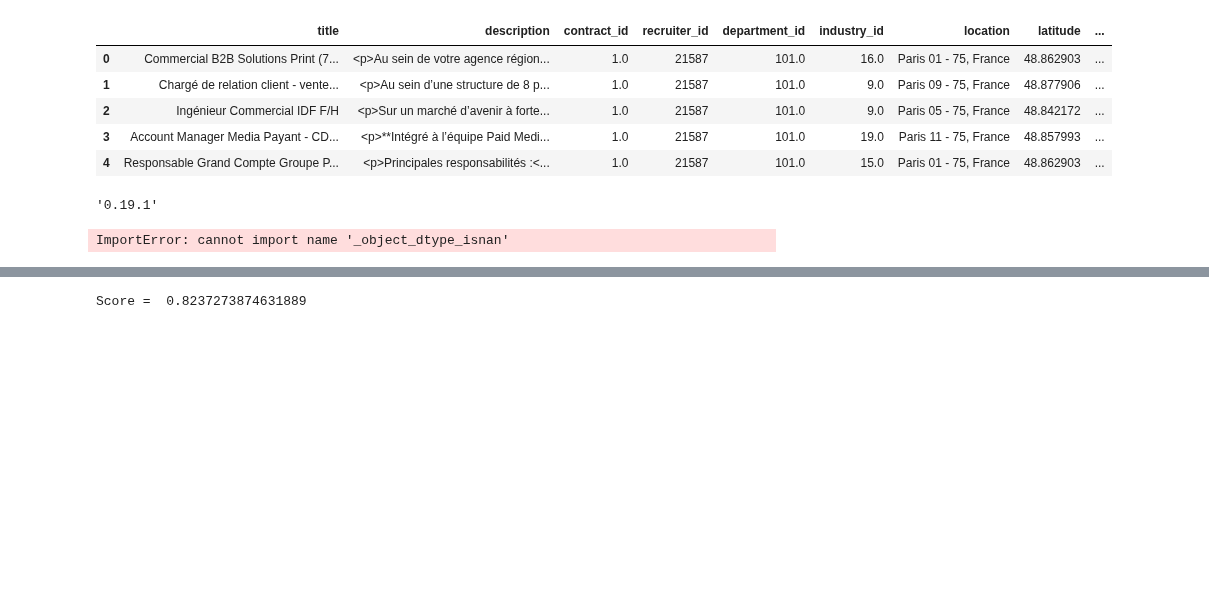
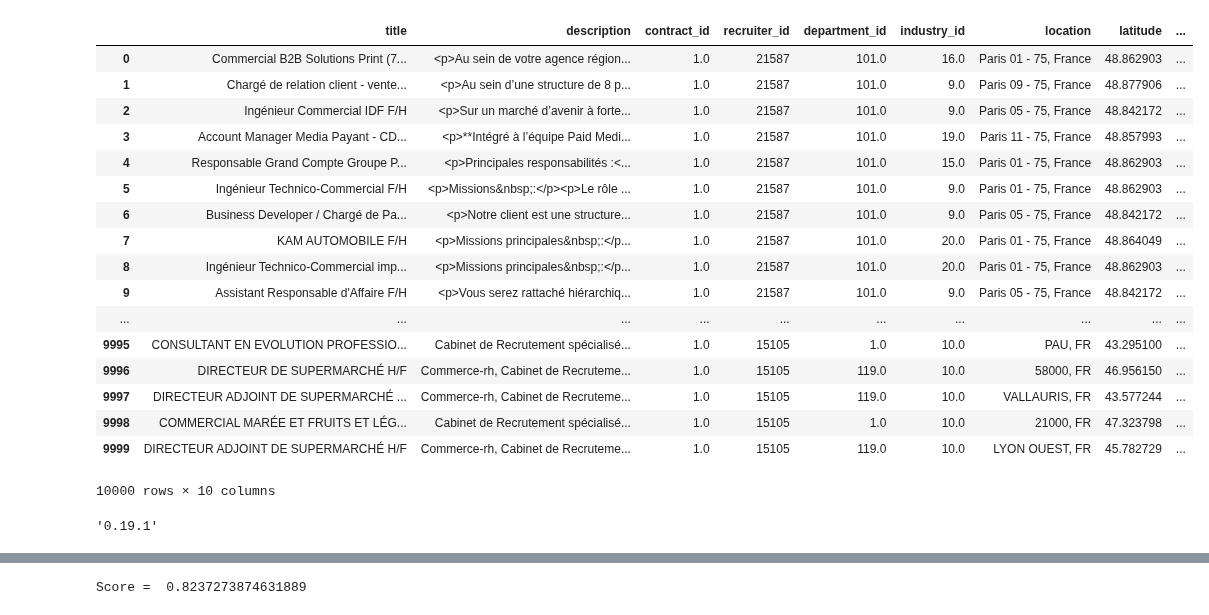
Before and after one commit to Esiee-Leboncoin/moderation, a Jupyter notebook: notebooks/FirstClassification.ipynb, the cells around one changed output, grey strips where cells are left out. Saved outputs shown, nothing was run; the diff lists cells and outputs as text; code cells hidden in the pictures; blank space fills up the shorter version.

```diff
--- a/notebooks/FirstClassification.ipynb
+++ b/notebooks/FirstClassification.ipynb
@@ -10,14 +10,26 @@ from sklearn.metrics import confusion_matrix, classification_report
 # %%
 #Import du fichier
 AA = pd.read_csv("./../data/offers.csv", encoding='utf-8')
-AA.head()
+AA
 # %% [output]
 |  | title | description | contract_id | recruiter_id | department_id | industry_id | location | latitude | ... |
 | 0 | Commercial B2B Solutions Print (7... | <p>Au sein de votre agence région... | 1.0 | 21587 | 101.0 | 16.0 | Paris 01 - 75, France | 48.862903 | ... |
 | 1 | Chargé de relation client - vente... | <p>Au sein d’une structure de 8 p... | 1.0 | 21587 | 101.0 | 9.0 | Paris 09 - 75, France | 48.877906 | ... |
 | 2 | Ingénieur Commercial IDF F/H | <p>Sur un marché d’avenir à forte... | 1.0 | 21587 | 101.0 | 9.0 | Paris 05 - 75, France | 48.842172 | ... |
 | 3 | Account Manager Media Payant - CD... | <p>**Intégré à l’équipe Paid Medi... | 1.0 | 21587 | 101.0 | 19.0 | Paris 11 - 75, France | 48.857993 | ... |
 | 4 | Responsable Grand Compte Groupe P... | <p>Principales responsabilités :<... | 1.0 | 21587 | 101.0 | 15.0 | Paris 01 - 75, France | 48.862903 | ... |
+| 5 | Ingénieur Technico-Commercial F/H | <p>Missions&nbsp;:</p><p>Le rôle ... | 1.0 | 21587 | 101.0 | 9.0 | Paris 01 - 75, France | 48.862903 | ... |
+| 6 | Business Developer / Chargé de Pa... | <p>Notre client est une structure... | 1.0 | 21587 | 101.0 | 9.0 | Paris 05 - 75, France | 48.842172 | ... |
+| 7 | KAM AUTOMOBILE F/H | <p>Missions principales&nbsp;:</p... | 1.0 | 21587 | 101.0 | 20.0 | Paris 01 - 75, France | 48.864049 | ... |
+| 8 | Ingénieur Technico-Commercial imp... | <p>Missions principales&nbsp;:</p... | 1.0 | 21587 | 101.0 | 20.0 | Paris 01 - 75, France | 48.862903 | ... |
+| 9 | Assistant Responsable d'Affaire F/H | <p>Vous serez rattaché hiérarchiq... | 1.0 | 21587 | 101.0 | 9.0 | Paris 05 - 75, France | 48.842172 | ... |
+| ... | ... | ... | ... | ... | ... | ... | ... | ... | ... |
+| 9995 | CONSULTANT EN EVOLUTION PROFESSIO... | Cabinet de Recrutement spécialisé... | 1.0 | 15105 | 1.0 | 10.0 | PAU, FR | 43.295100 | ... |
+| 9996 | DIRECTEUR DE SUPERMARCHÉ H/F | Commerce-rh, Cabinet de Recruteme... | 1.0 | 15105 | 119.0 | 10.0 | 58000, FR | 46.956150 | ... |
+| 9997 | DIRECTEUR ADJOINT DE SUPERMARCHÉ ... | Commerce-rh, Cabinet de Recruteme... | 1.0 | 15105 | 119.0 | 10.0 | VALLAURIS, FR | 43.577244 | ... |
+| 9998 | COMMERCIAL MARÉE ET FRUITS ET LÉG... | Cabinet de Recrutement spécialisé... | 1.0 | 15105 | 1.0 | 10.0 | 21000, FR | 47.323798 | ... |
+| 9999 | DIRECTEUR ADJOINT DE SUPERMARCHÉ H/F | Commerce-rh, Cabinet de Recruteme... | 1.0 | 15105 | 119.0 | 10.0 | LYON OUEST, FR | 45.782729 | ... |
+10000 rows × 10 columns
 # %%
 #AA.department_id.fillna(101.0).value_counts()
 # %%
@@ -33,10 +45,11 @@ sklearn.__version__
 # %%
 from sklearn.impute import SimpleImputer
 
+AA = AA.sample(frac=1).reset_index(drop=True)
+AA = AA.head(500)
+
 imp = SimpleImputer(missing_values=np.nan,strategy="most_frequent")
-imp.fit_transform(dataset)
+imp.fit_transform(AA)
 
-dataset['target'] = dataset['contract_id']          #Création d'une nouvelle colonne
-dataset.head()
+AA['target'] = AA['contract_id']          #Création d'une nouvelle colonne
+AA.head()
-# %% [output]
-ImportError: cannot import name '_object_dtype_isnan'
```
Also changed, not shown: parts of 2 cells of this notebook.
